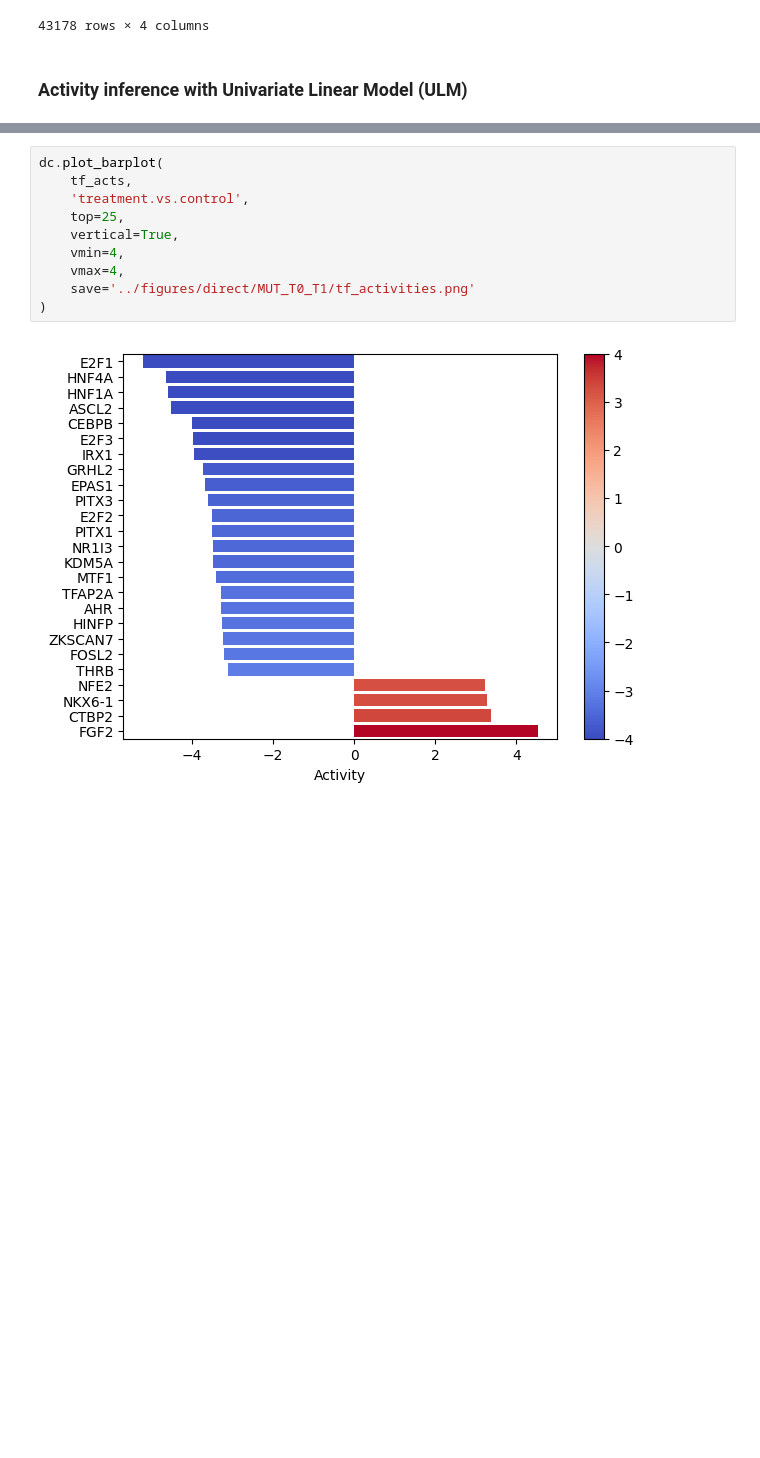
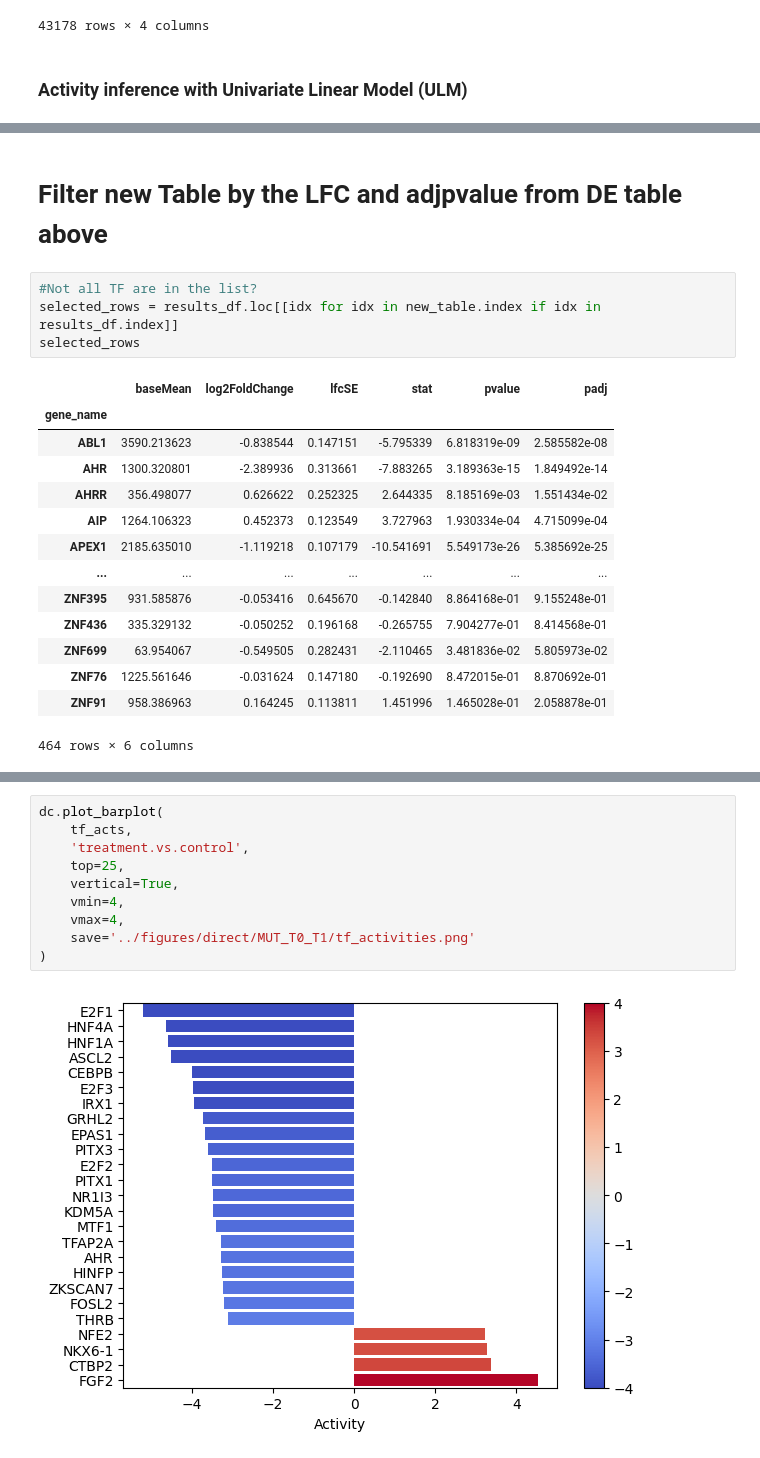
Before and after one commit to AlexanderFastner/MAFA_functional_analysis, a Jupyter notebook: notebooks/direct_comparison_MUT_01.ipynb, the cells around one changed output, grey strips where cells are left out. Saved outputs shown, nothing was run; the diff lists cells and outputs as text; blank space fills up the shorter version.

```diff
--- a/notebooks/direct_comparison_MUT_01.ipynb
+++ b/notebooks/direct_comparison_MUT_01.ipynb
@@ -331,3 +338,24 @@ Running ulm on mat with 1 samples and 15291 targets for 639 sources.
 |  | ABL1 | AHR | AHRR | AIP | AIRE | AP1 | APEX1 | AR | ARID1A | ARID3A | ... | ... |
 | treatment.vs.control | -0.68874 | -3.279613 | -0.395573 | -1.511321 | -0.647765 | -0.524361 | 1.624518 | -0.089731 | -0.097181 | -2.160447 | ... | ... |
 1 rows × 639 columns
+# %% [markdown]
+# Filter new Table by the LFC and adjpvalue from DE table above
+# %%
+#Not all TF are in the list?
+selected_rows = results_df.loc[[idx for idx in new_table.index if idx in results_df.index]]
+selected_rows
+# %% [output]
+|  | baseMean | log2FoldChange | lfcSE | stat | pvalue | padj |
+| gene_name |  |  |  |  |  |  |
+| ABL1 | 3590.213623 | -0.838544 | 0.147151 | -5.795339 | 6.818319e-09 | 2.585582e-08 |
+| AHR | 1300.320801 | -2.389936 | 0.313661 | -7.883265 | 3.189363e-15 | 1.849492e-14 |
+| AHRR | 356.498077 | 0.626622 | 0.252325 | 2.644335 | 8.185169e-03 | 1.551434e-02 |
+| AIP | 1264.106323 | 0.452373 | 0.123549 | 3.727963 | 1.930334e-04 | 4.715099e-04 |
+| APEX1 | 2185.635010 | -1.119218 | 0.107179 | -10.541691 | 5.549173e-26 | 5.385692e-25 |
+| ... | ... | ... | ... | ... | ... | ... |
+| ZNF395 | 931.585876 | -0.053416 | 0.645670 | -0.142840 | 8.864168e-01 | 9.155248e-01 |
+| ZNF436 | 335.329132 | -0.050252 | 0.196168 | -0.265755 | 7.904277e-01 | 8.414568e-01 |
+| ZNF699 | 63.954067 | -0.549505 | 0.282431 | -2.110465 | 3.481836e-02 | 5.805973e-02 |
+| ZNF76 | 1225.561646 | -0.031624 | 0.147180 | -0.192690 | 8.472015e-01 | 8.870692e-01 |
+| ZNF91 | 958.386963 | 0.164245 | 0.113811 | 1.451996 | 1.465028e-01 | 2.058878e-01 |
+464 rows × 6 columns
```
Also changed, not shown: parts of 10 cells of this notebook, 9 other files.
